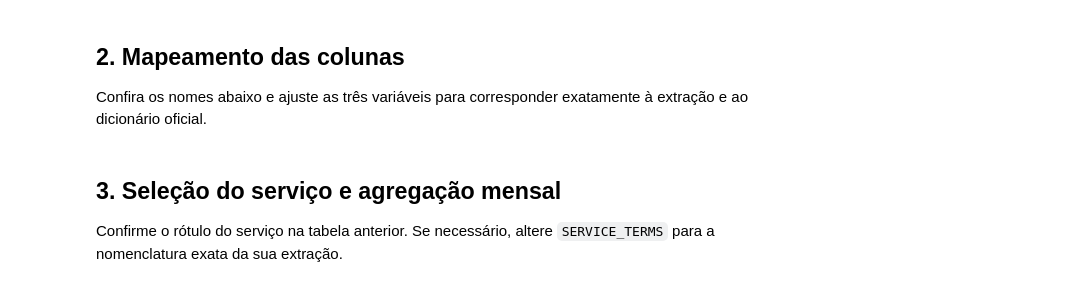
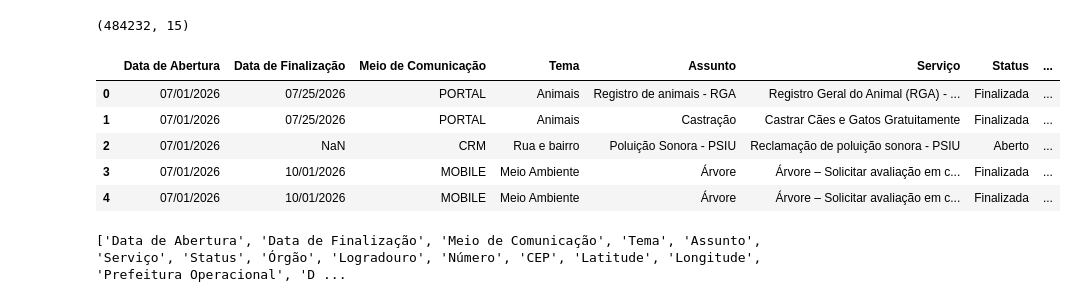
Before and after one commit to GABRUUUUU/descarte-facil, a Jupyter notebook: ml/descarte_facil_ml.ipynb, the cells around one changed output. Saved outputs shown, nothing was run; the diff lists cells and outputs as text; code cells hidden in the pictures.

```diff
--- a/ml/descarte_facil_ml.ipynb
+++ b/ml/descarte_facil_ml.ipynb
@@ -39,4 +14,0 @@ display(df.head())
-# %% [markdown]
-## 2. Mapeamento das colunas
-
-Confira os nomes abaixo e ajuste as três variáveis para corresponder exatamente à extração e ao dicionário oficial.
@@ -54,4 +15,25 @@ print(df[SERVICE_COL].astype(str).value_counts().head(40).to_string())
-# %% [markdown]
-## 3. Seleção do serviço e agregação mensal
-
-Confirme o rótulo do serviço na tabela anterior. Se necessário, altere `SERVICE_TERMS` para a nomenclatura exata da sua extração.
+# %%
+import io, requests, pandas as pd, numpy as np, matplotlib.pyplot as plt
+from sklearn.ensemble import RandomForestRegressor
+from sklearn.metrics import mean_absolute_error, mean_squared_error, r2_score
+from sklearn.model_selection import ParameterGrid
+from xgboost import XGBRegressor
+
+# CSV oficial mais recente identificado no portal (3º trimestre de 2026).
+# Se a Prefeitura alterar o endereço, obtenha o novo link na página do conjunto.
+DATA_URL = "https://dados.prefeitura.sp.gov.br/dataset/0aecfa2b-aa3a-40d4-8183-0d4351b7fd0a/resource/f67fcc12-8da4-485f-92a3-d2af40cc771e/download/arquivo-final-3-trim-26.csv"
+r = requests.get(DATA_URL, timeout=180)
+r.raise_for_status()
+raw = pd.read_csv(io.BytesIO(r.content), sep=None, engine="python", encoding_errors="replace")
+print(raw.shape)
+display(raw.head())
+print(raw.columns.tolist())
+# %% [output]
+(484232, 15)
+|  | Data de Abertura | Data de Finalização | Meio de Comunicação | Tema | Assunto | Serviço | Status | ... |
+| 0 | 07/01/2026 | 07/25/2026 | PORTAL | Animais | Registro de animais - RGA | Registro Geral do Animal (RGA) - ... | Finalizada | ... |
+| 1 | 07/01/2026 | 07/25/2026 | PORTAL | Animais | Castração | Castrar Cães e Gatos Gratuitamente | Finalizada | ... |
+| 2 | 07/01/2026 | NaN | CRM | Rua e bairro | Poluição Sonora - PSIU | Reclamação de poluição sonora - PSIU | Aberto | ... |
+| 3 | 07/01/2026 | 10/01/2026 | MOBILE | Meio Ambiente | Árvore | Árvore – Solicitar avaliação em c... | Finalizada | ... |
+| 4 | 07/01/2026 | 10/01/2026 | MOBILE | Meio Ambiente | Árvore | Árvore – Solicitar avaliação em c... | Finalizada | ... |
+['Data de Abertura', 'Data de Finalização', 'Meio de Comunicação', 'Tema', 'Assunto', 'Serviço', 'Status', 'Órgão', 'Logradouro', 'Número', 'CEP', 'Latitude', 'Longitude', 'Prefeitura Operacional', 'D ...
```
Also changed, not shown: parts of 22 cells of this notebook.
